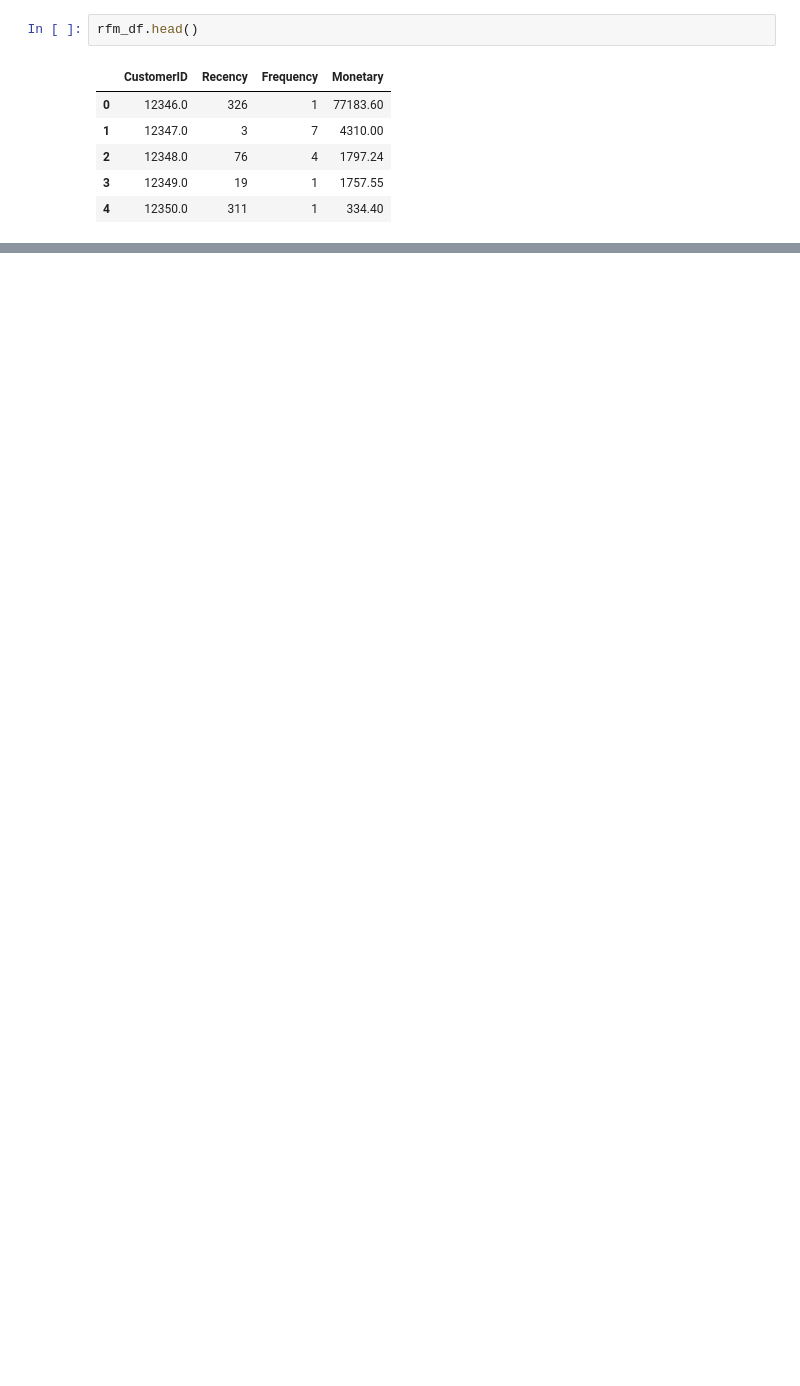
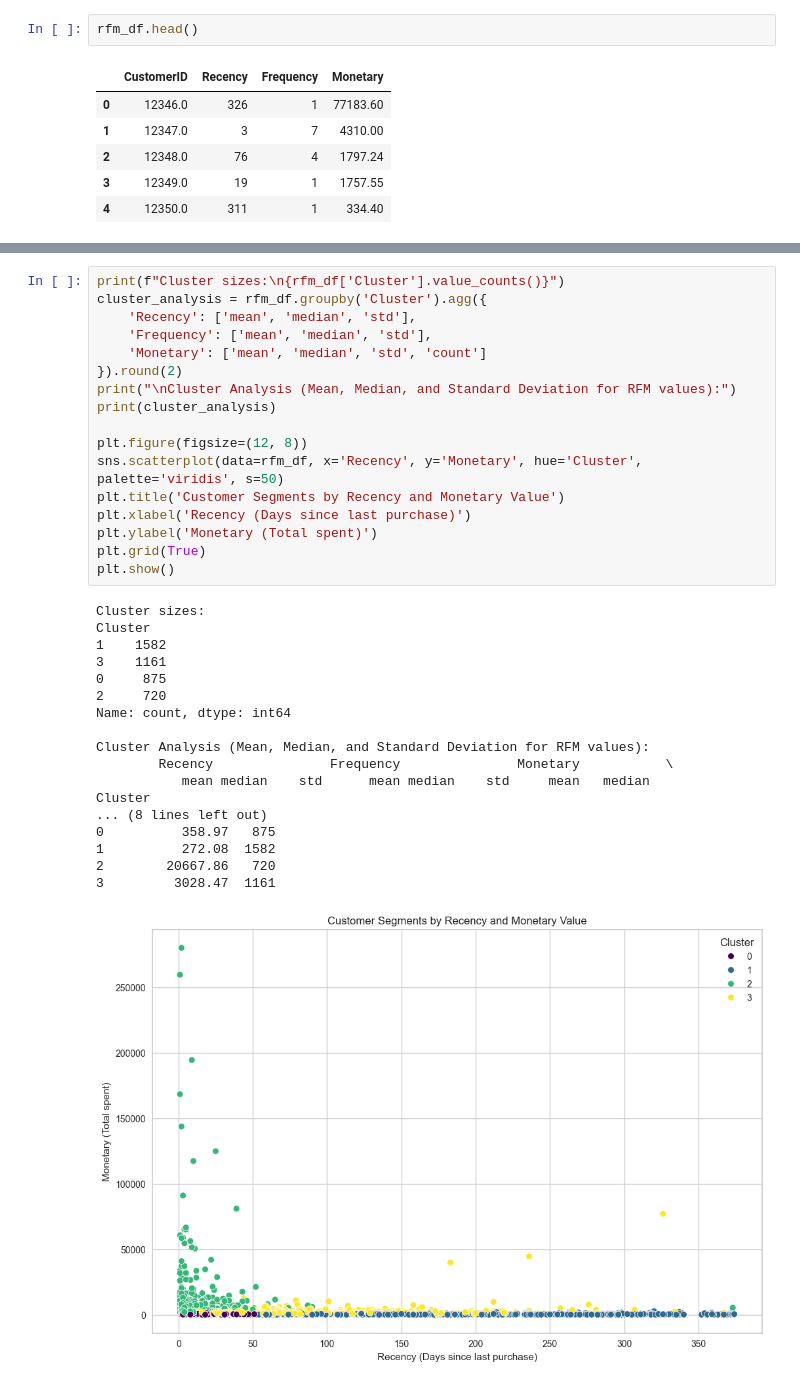
Before and after one commit to Arpmee027/Customer_Segmentation_using_K-means_Clustering, a Jupyter notebook: Customer Segementation for online retail using K-means Algorithm.ipynb, the cells around one changed output, grey strips where cells are left out. Drawn from its saved outputs; the diff is of its cells as text; blank space fills up the shorter version.

```diff
--- a/Customer Segementation for online retail using K-means Algorithm.ipynb
+++ b/Customer Segementation for online retail using K-means Algorithm.ipynb
@@ -151,0 +237,36 @@ rfm_df.head()
+# %%
+print(f"Cluster sizes:\n{rfm_df['Cluster'].value_counts()}")
+cluster_analysis = rfm_df.groupby('Cluster').agg({
+    'Recency': ['mean', 'median', 'std'],
+    'Frequency': ['mean', 'median', 'std'],
+    'Monetary': ['mean', 'median', 'std', 'count']
+}).round(2)
+print("\nCluster Analysis (Mean, Median, and Standard Deviation for RFM values):")
+print(cluster_analysis)
+
+plt.figure(figsize=(12, 8))
+sns.scatterplot(data=rfm_df, x='Recency', y='Monetary', hue='Cluster', palette='viridis', s=50)
+plt.title('Customer Segments by Recency and Monetary Value')
+plt.xlabel('Recency (Days since last purchase)')
+plt.ylabel('Monetary (Total spent)')
+plt.grid(True)
+plt.show()
+# %% [output]
+Cluster sizes:
+Cluster
+1    1582
+3    1161
+0     875
+2     720
+Name: count, dtype: int64
+
+Cluster Analysis (Mean, Median, and Standard Deviation for RFM values):
+        Recency               Frequency               Monetary           \
+           mean median    std      mean median    std     mean   median
+Cluster
+... (8 lines left out)
+0          358.97   875
+1          272.08  1582
+2        20667.86   720
+3         3028.47  1161
+[figure, added]
```
Also changed, not shown: parts of 23 cells of this notebook.
